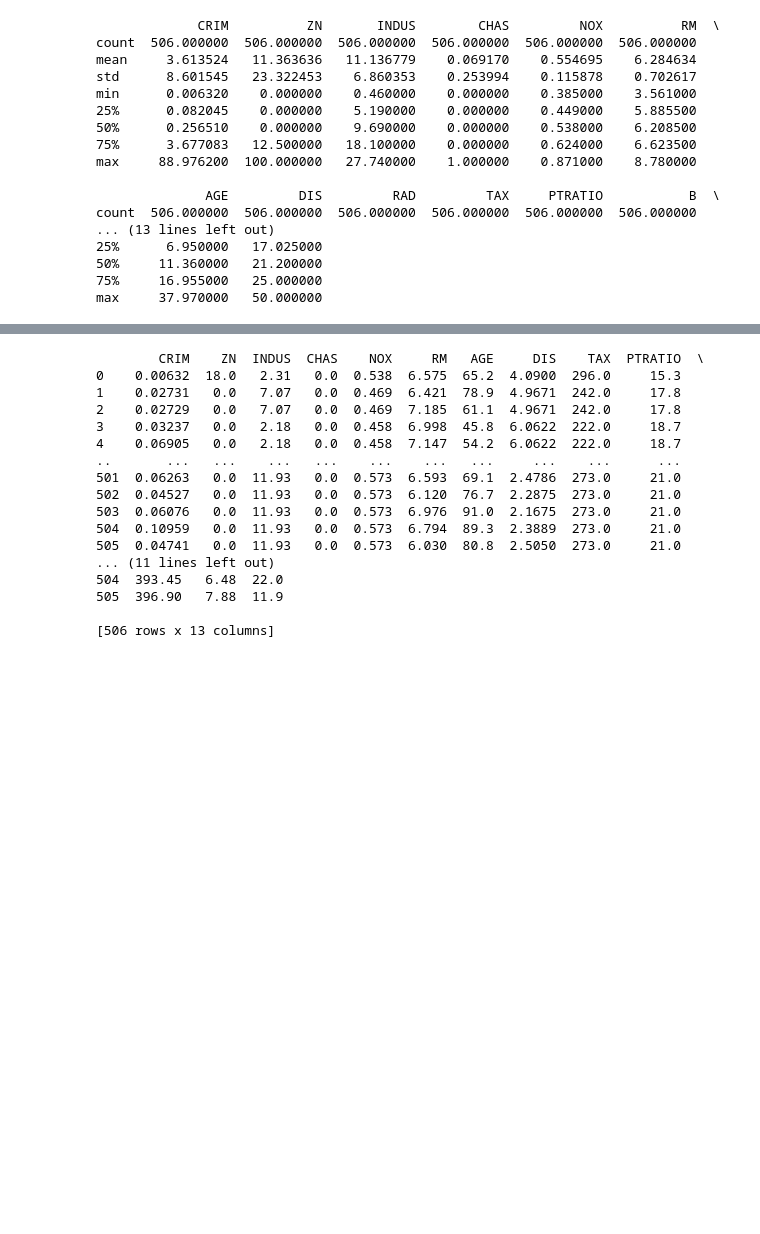
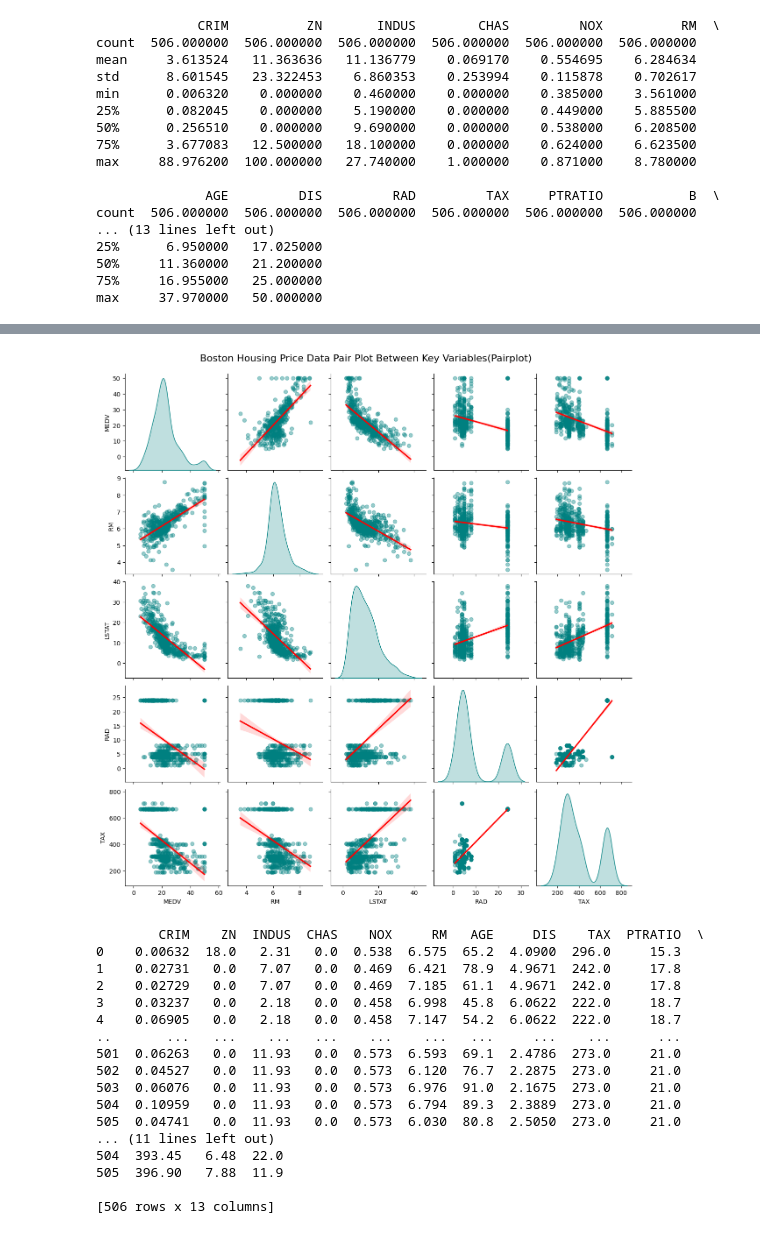
Before and after one commit to hw-coder92/Gwangju-AI-Academy, a Jupyter notebook: 06.EDA-분석/02.프로젝트/01-데이터분석-탐색적분석(EDA).ipynb, the cells around one changed output, grey strips where cells are left out. Drawn from its saved outputs; the diff is of its cells as text; code cells hidden in the pictures; blank space fills up the shorter version.

```diff
--- a/06.EDA-분석/02.프로젝트/01-데이터분석-탐색적분석(EDA).ipynb
+++ b/06.EDA-분석/02.프로젝트/01-데이터분석-탐색적분석(EDA).ipynb
@@ -122,3 +104,23 @@ MEDV     0.249929 -0.381626 -0.468536 -0.507787  0.333461 -0.737663  1.000000
+# %%
+import matplotlib.pyplot as plt
+import seaborn as sns
+
+# 전체 14개를 다 넣으면 알아보기 힘들기 때문에 핵심변수들만 추려냄.
+selected_columns = ['MEDV', 'RM', 'LSTAT', 'RAD', 'TAX']
+df_selected = df_boston[selected_columns]
+
+sns.pairplot(
+    df_selected,
+    kind='reg',
+    diag_kind='kde',
+    plot_kws={'scatter_kws': {'alpha': 0.4, 'color': 'teal'}, 'line_kws': {'color': 'red'}},
+    diag_kws={'color': 'teal'}
+)
+
+plt.suptitle("Boston Housing Price Data Pair Plot Between Key Variables(Pairplot)", y=1.02, fontsize=16)
+plt.show()
+# %% [output]
+[figure, added]
 # %%
 # RAD(고속도로 접근성)과 TAX(재산세율)는 다중공선성 문제를 일으킬 수 있으므로 비교적 다른 변수들과 상관성이 적은 RAD를 삭제.
 
```
Also changed, not shown: parts of 7 cells of this notebook.
